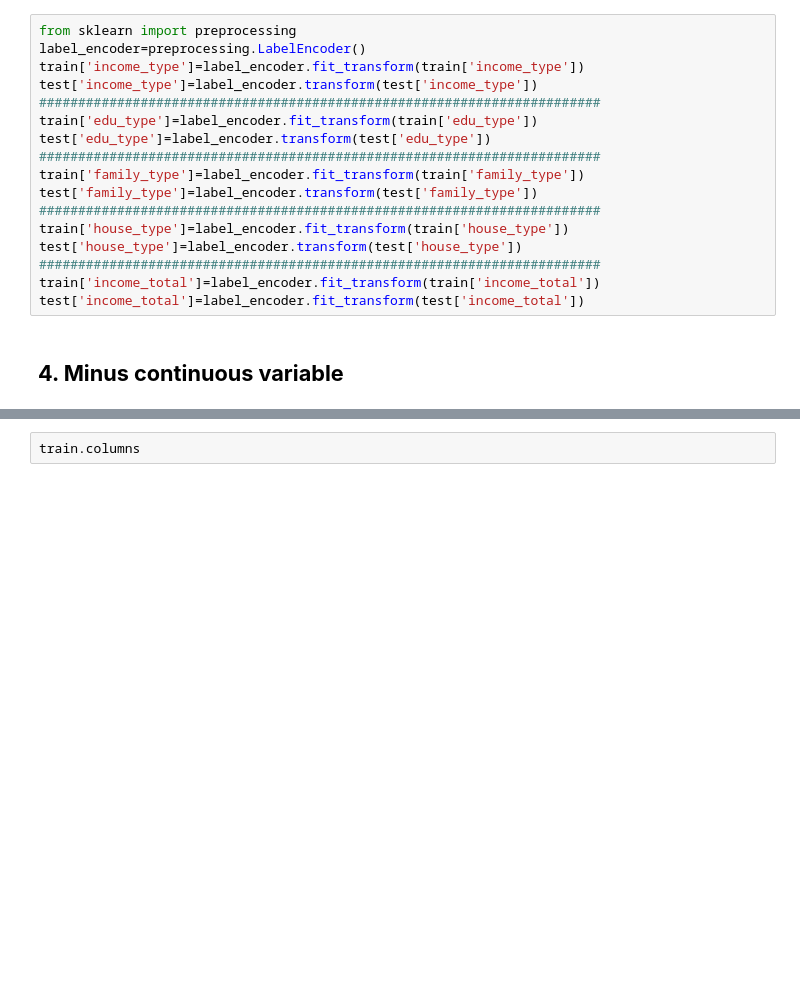
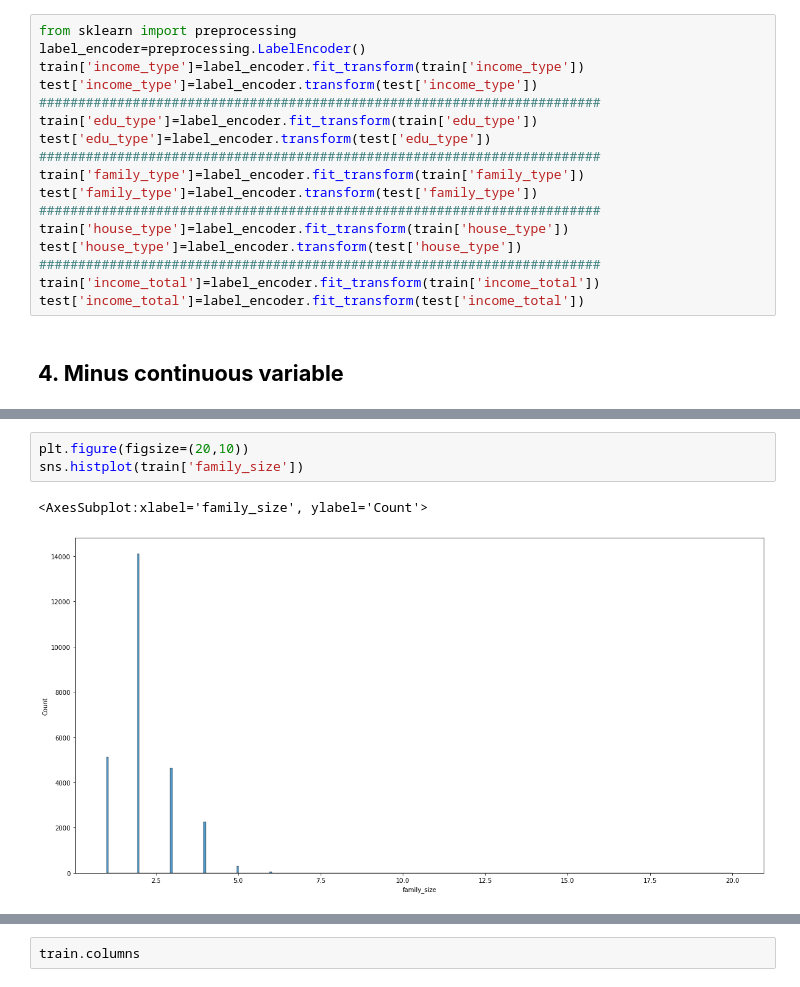
Before and after one commit to Yena-Ahn/Machine-Learning-Study, a Jupyter notebook: credit_card/credit_card_pred.ipynb, the cells around one changed output, grey strips where cells are left out. Cells and saved outputs as stored; diff of their text form; blank space fills up the shorter version.

```diff
--- a/credit_card/credit_card_pred.ipynb
+++ b/credit_card/credit_card_pred.ipynb
@@ -264,0 +441,6 @@ def make_bin(variable, n):
+# %%
+plt.figure(figsize=(20,10))
+sns.histplot(train['family_size'])
+# %% [output]
+<AxesSubplot:xlabel='family_size', ylabel='Count'>
+[figure, added]
```
Also changed, not shown: parts of 39 cells of this notebook.
